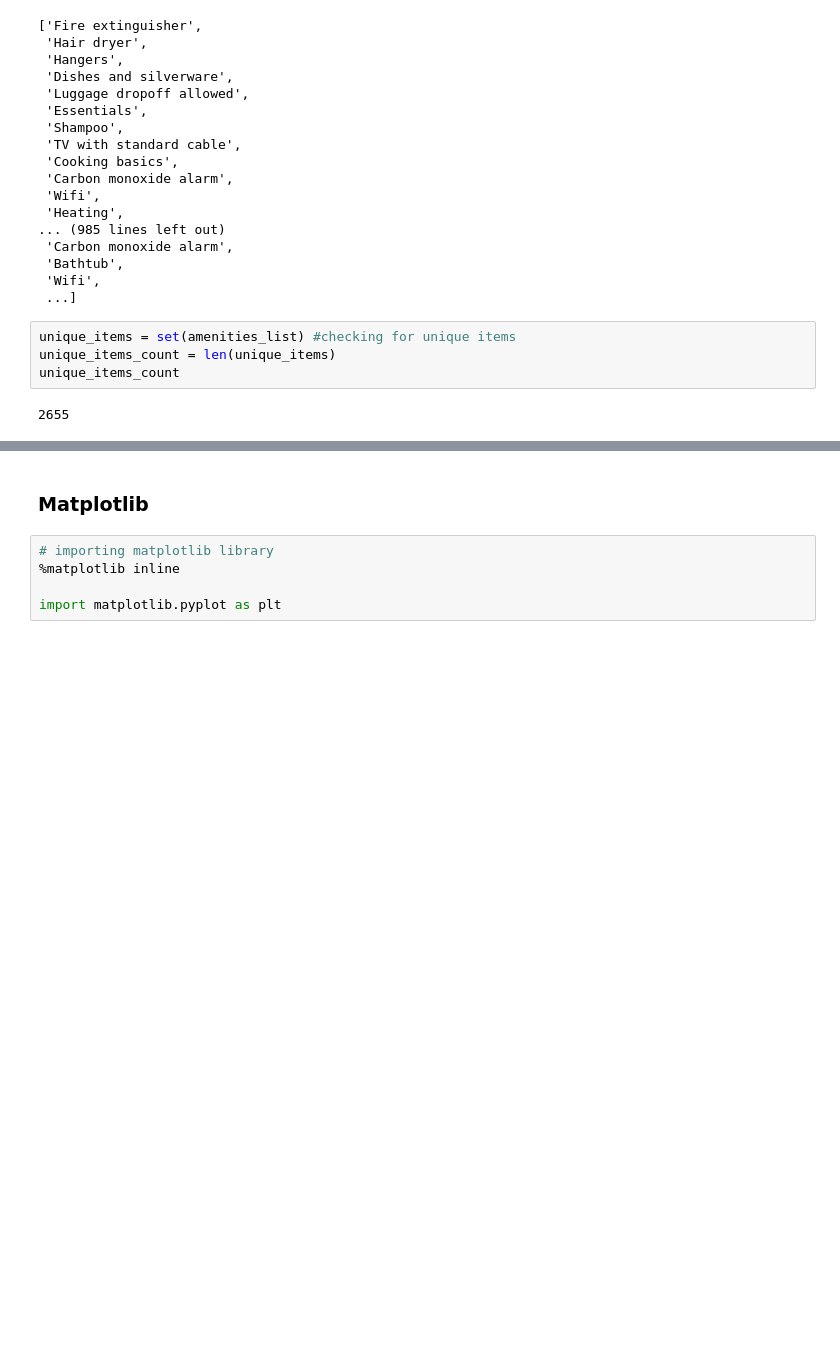
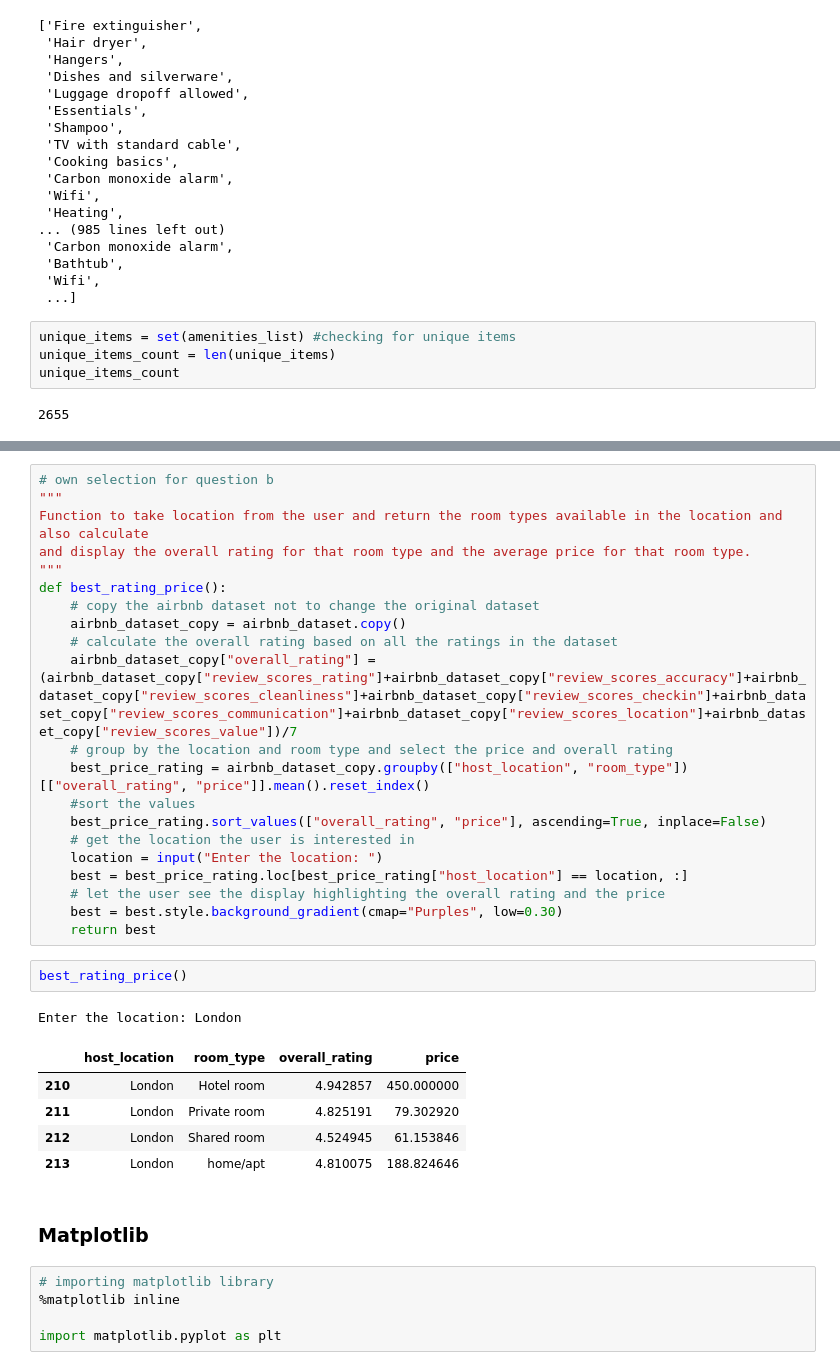
Before and after one commit to Nwanne-analytics/Airbnb_Data_Project, a Jupyter notebook: Working codes COM728.ipynb, the cells around one changed output, grey strips where cells are left out. Cells and saved outputs as stored; diff of their text form; blank space fills up the shorter version.

Commit message:
Own selection for question b

```diff
--- a/Working codes COM728.ipynb
+++ b/Working codes COM728.ipynb
@@ -214,3 +330,33 @@ airbnb_dataset.groupby("host_location")["review_scores_rating"].mean().min() # F
+# %%
+# own selection for question b
+"""
+Function to take location from the user and return the room types available in the location and also calculate
+and display the overall rating for that room type and the average price for that room type.
+"""
+def best_rating_price():
+    # copy the airbnb dataset not to change the original dataset
+    airbnb_dataset_copy = airbnb_dataset.copy()
+    # calculate the overall rating based on all the ratings in the dataset
+    airbnb_dataset_copy["overall_rating"] = (airbnb_dataset_copy["review_scores_rating"]+airbnb_dataset_copy["review_scores_accuracy"]+airbnb_dataset_copy["review_scores_cleanliness"]+airbnb_dataset_copy["review_scores_checkin"]+airbnb_dataset_copy["review_scores_communication"]+airbnb_dataset_copy["review_scores_location"]+airbnb_dataset_copy["review_scores_value"])/7
+    # group by the location and room type and select the price and overall rating
+    best_price_rating = airbnb_dataset_copy.groupby(["host_location", "room_type"])[["overall_rating", "price"]].mean().reset_index()
+    #sort the values
+    best_price_rating.sort_values(["overall_rating", "price"], ascending=True, inplace=False)
+    # get the location the user is interested in
+    location = input("Enter the location: ")
+    best = best_price_rating.loc[best_price_rating["host_location"] == location, :]
+    # let the user see the display highlighting the overall rating and the price
+    best = best.style.background_gradient(cmap="Purples", low=0.30)
+    return best
+# %%
+best_rating_price()
+# %% [output]
+Enter the location: London
+|  | host_location | room_type | overall_rating | price |
+| 210 | London | Hotel room | 4.942857 | 450.000000 |
+| 211 | London | Private room | 4.825191 | 79.302920 |
+| 212 | London | Shared room | 4.524945 | 61.153846 |
+| 213 | London | home/apt | 4.810075 | 188.824646 |
 # %% [markdown]
 ### Matplotlib
 # %%
```
Also changed, not shown: parts of 68 cells of this notebook, 1 other file.
